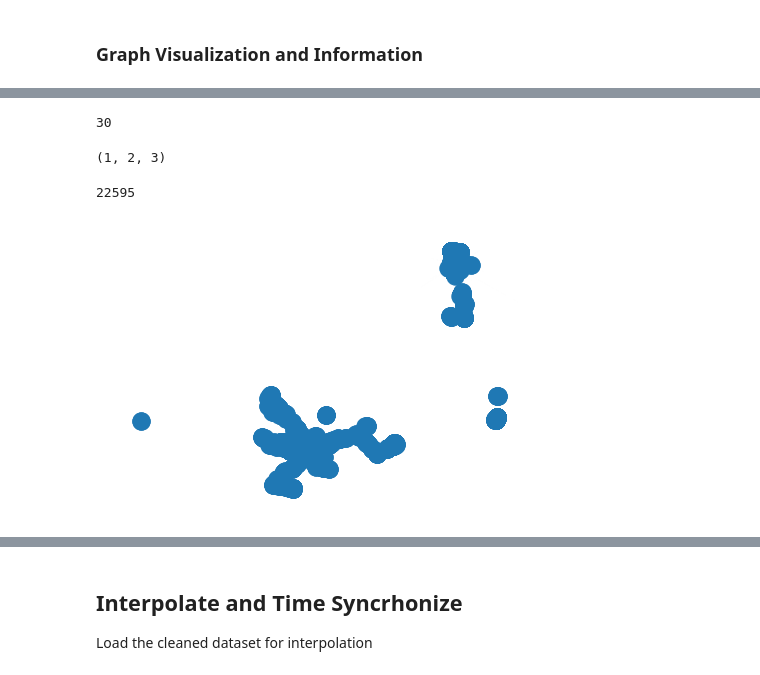
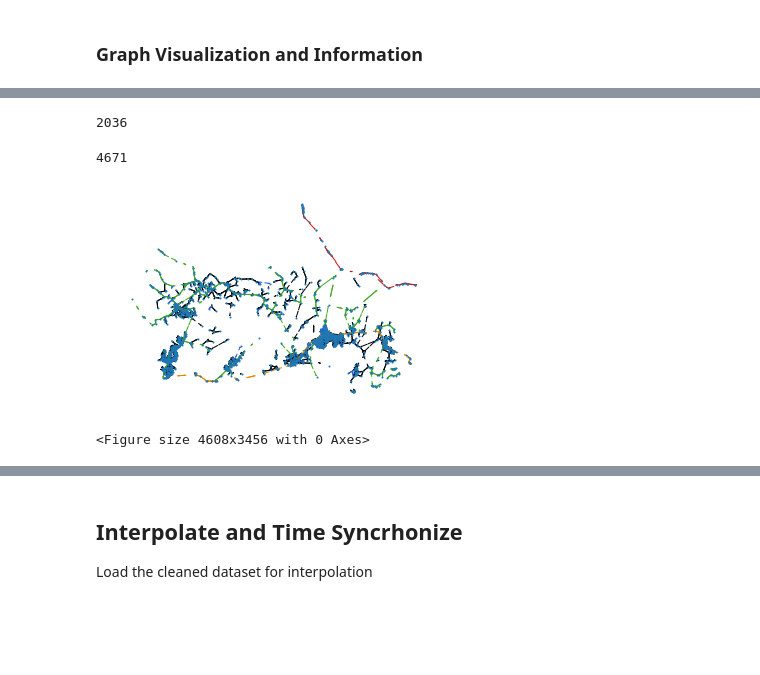
Before and after one commit to maximyudayev/YY-MANET-Protocol, a Jupyter notebook: local/data_preprocessing.ipynb, the cells around one changed output, grey strips where cells are left out. Drawn from its saved outputs; the diff is of its cells as text; code cells hidden in the pictures; blank space fills up the shorter version.

```diff
--- a/local/data_preprocessing.ipynb
+++ b/local/data_preprocessing.ipynb
@@ -1322,9 +1219,11 @@ for row in df.loc[4217292:8578611].itertuples():
 # %% [markdown]
 ### Graph Visualization and Information ###
+# %%
+G = nx.read_gpickle('roads_subset.gpickle')
 # %%
-for edge in G.edges:
+for edge in list(G.edges)[::10000]:
     for e in G[edge[0]][edge[1]]:
         print(edge[0],edge[1],G[edge[0]][edge[1]][e])
 
-for node in G.nodes:
+for node in list(G.nodes)[::10000]:
     print(node, G.nodes[node])
@@ -1331,20 +1248,39 @@ for node in G.nodes:
 # %%
 len(G.nodes)
 # %% [output]
-30
+2036
-# %%
-tuple(zip(*[(1,{}),(2,{}),(3,{})]))[0]
-# %% [output]
-(1, 2, 3)
 # %%
 len(G.edges)
 # %% [output]
-22595
+4671
-# %%
-pos=dict()
-for node in G.nodes:
-    pos[node]=node
-
-nx.draw(G, pos=pos)
-# %% [output]
-[figure, removed]
+# %%
+%%time
+
+# positions for all nodes
+pos=dict()
+for node in G.nodes:
+    pos[node]=(node[0]*100, node[1]*100)
+
+etrack = [(u, v) for (u, v, d) in G.edges(data=True) if d['road_class'] in [5141, 5142, 5143, 5144, 5145, 5146, 5147]] # Track/access roads, typically gravel or field
+eminor = [(u, v) for (u, v, d) in G.edges(data=True) if d['road_class'] in [5121, 5122, 5123]] # Minor roads
+eprimary = [(u, v) for (u, v, d) in G.edges(data=True) if d['road_class'] in [5113, 5114, 5115, 5133, 5134, 5135]] # Primary roads and their links
+eurban = [(u, v) for (u, v, d) in G.edges(data=True) if d['road_class'] in [5112, 5132]] # Urban highway and its link
+esuburban = [(u, v) for (u, v, d) in G.edges(data=True) if d['road_class'] in [5111, 5131]] # Suburban highway and its link
+
+# nodes
+nx.draw_networkx_nodes(G, pos, node_size=1)
+
+# edges
+nx.draw_networkx_edges(G, pos, edgelist=etrack, edge_color="#2b52ed", arrowsize=1, width=1)
+nx.draw_networkx_edges(G, pos, edgelist=eminor, edge_color="k", arrowsize=1, width=1)
+nx.draw_networkx_edges(G, pos, edgelist=eprimary, edge_color="#41a81e", arrowsize=1, width=1)
+nx.draw_networkx_edges(G, pos, edgelist=eurban, edge_color="#e68600", arrowsize=1, width=1)
+nx.draw_networkx_edges(G, pos, edgelist=esuburban, edge_color="#d41111", arrowsize=1, width=1)
+
+plt.axis("off")
+fig = plt.figure(figsize=(64,48))
+plt.savefig("network_graph.png")
+plt.show()
+# %% [output]
+[figure, added]
+<Figure size 4608x3456 with 0 Axes>
```
Also changed, not shown: parts of 19 cells of this notebook, 16 other files.
